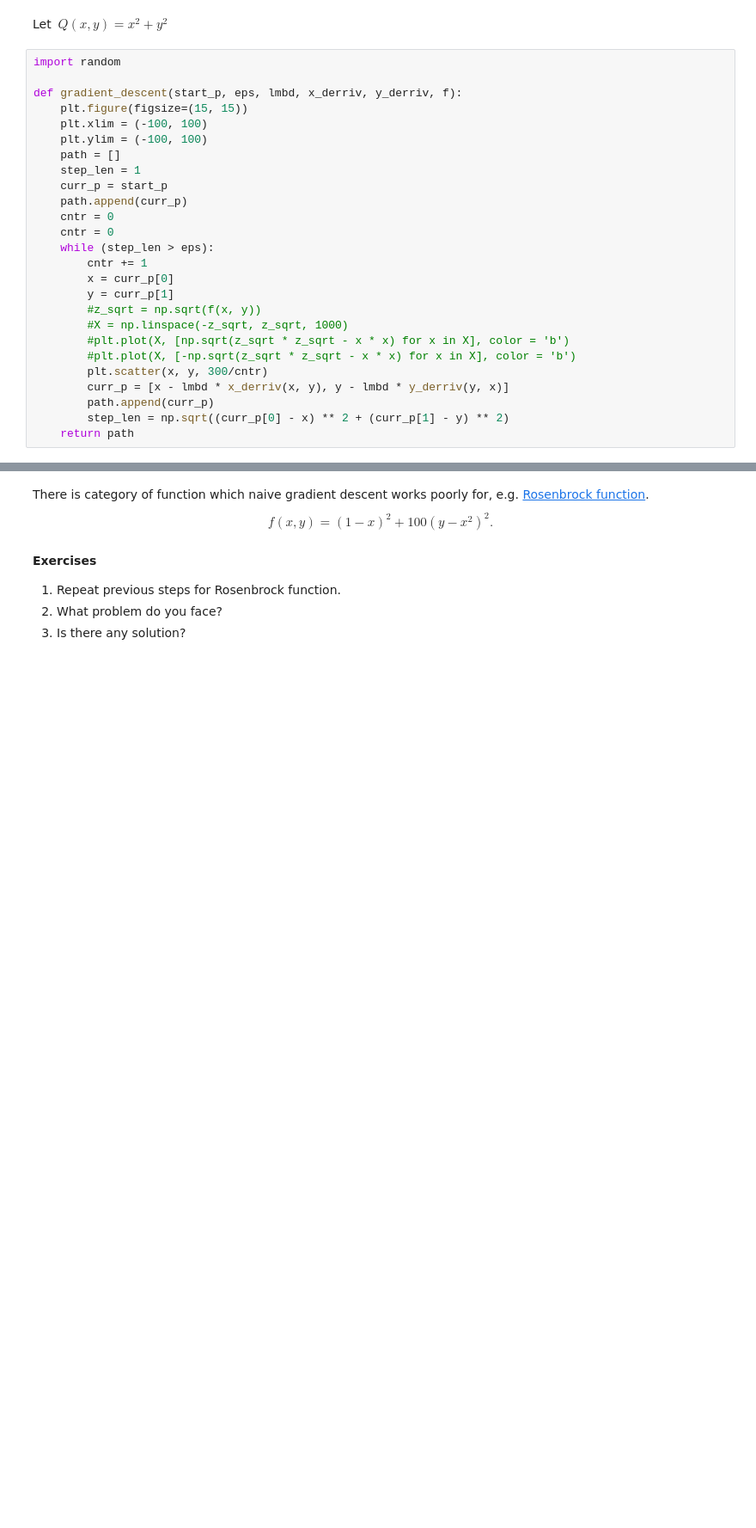
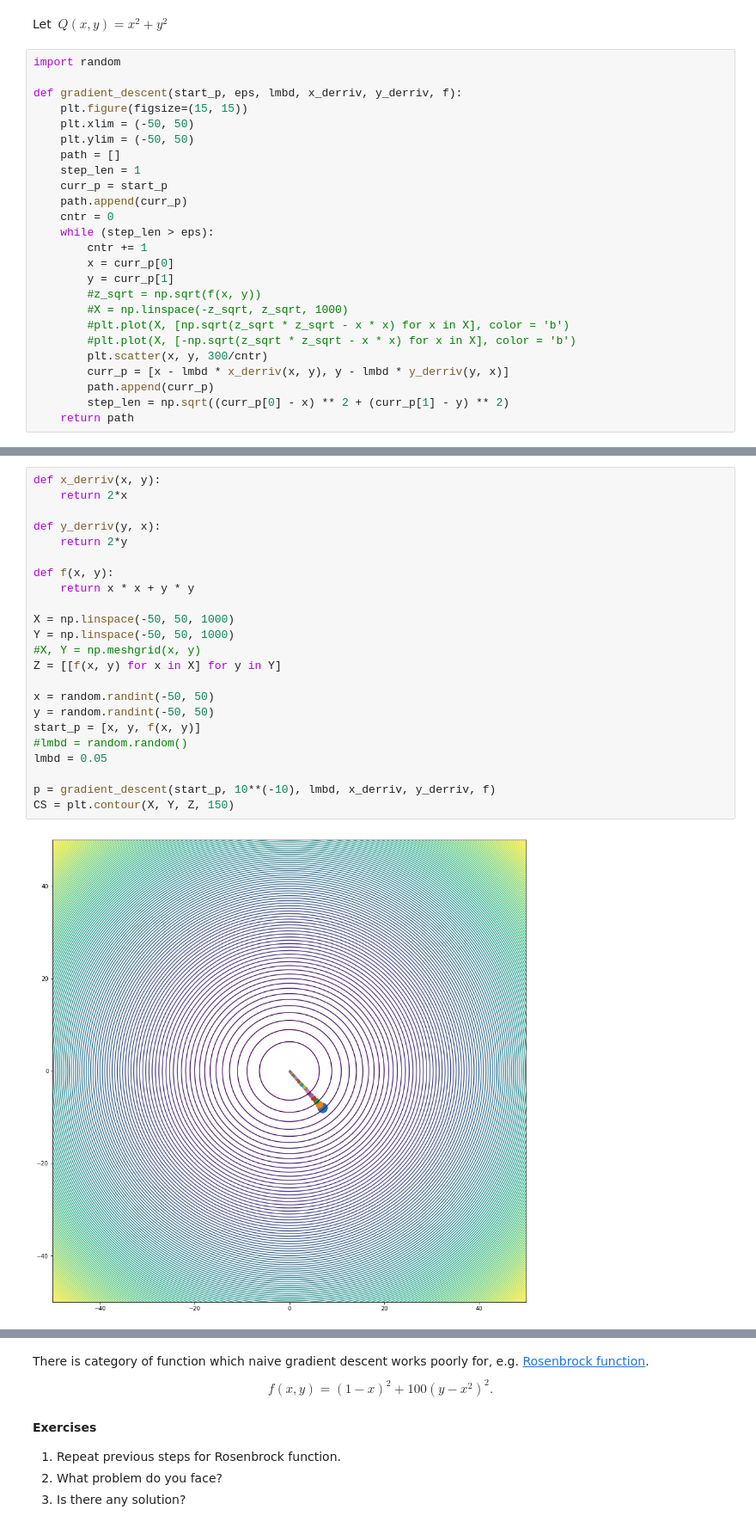
Before and after one commit to arinaruck/Darin, a Jupyter notebook: Lab1/Lab1.ipynb, the cells around one changed output, grey strips where cells are left out. Shown at 86% size. Drawn from its saved outputs; the diff is of its cells as text; blank space fills up the shorter version.

```diff
--- a/Lab1/Lab1.ipynb
+++ b/Lab1/Lab1.ipynb
@@ -406,13 +406,12 @@ import random
 
 def gradient_descent(start_p, eps, lmbd, x_derriv, y_derriv, f):
     plt.figure(figsize=(15, 15))
-    plt.xlim = (-100, 100)
-    plt.ylim = (-100, 100)
+    plt.xlim = (-50, 50)
+    plt.ylim = (-50, 50)
     path = []
     step_len = 1
     curr_p = start_p
     path.append(curr_p)
-    cntr = 0
     cntr = 0
     while (step_len > eps):
         cntr += 1
@@ -450,0 +448,25 @@ I choose $\lambda$ randomly between (0, 1) and then decrease it in 1.1 times eve
+# %%
+def x_derriv(x, y):
+    return 2*x
+
+def y_derriv(y, x):
+    return 2*y
+
+def f(x, y):
+    return x * x + y * y
+
+X = np.linspace(-50, 50, 1000)
+Y = np.linspace(-50, 50, 1000)
+#X, Y = np.meshgrid(x, y)
+Z = [[f(x, y) for x in X] for y in Y]
+
+x = random.randint(-50, 50)
+y = random.randint(-50, 50)
+start_p = [x, y, f(x, y)]
+#lmbd = random.random()
+lmbd = 0.05
+
+p = gradient_descent(start_p, 10**(-10), lmbd, x_derriv, y_derriv, f)
+CS = plt.contour(X, Y, Z, 150)
+# %% [output]
+[figure, added]
```
Also changed, not shown: parts of 17 cells of this notebook.
